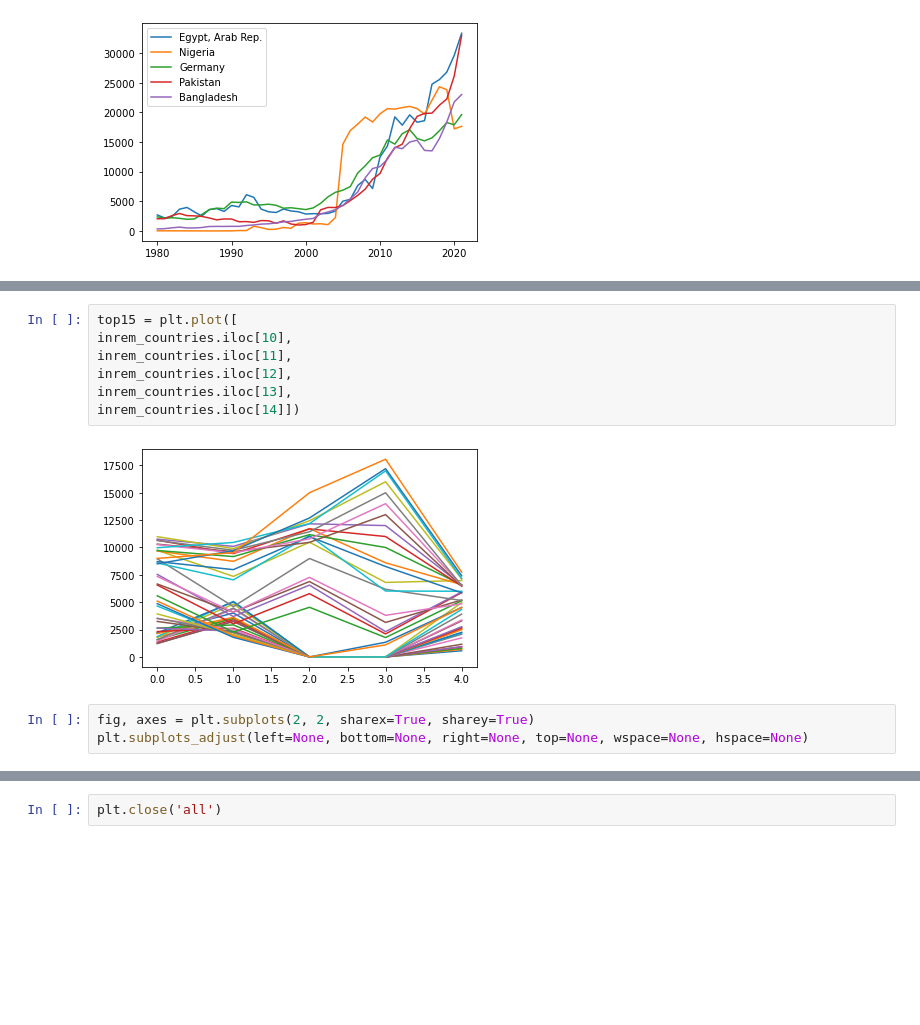
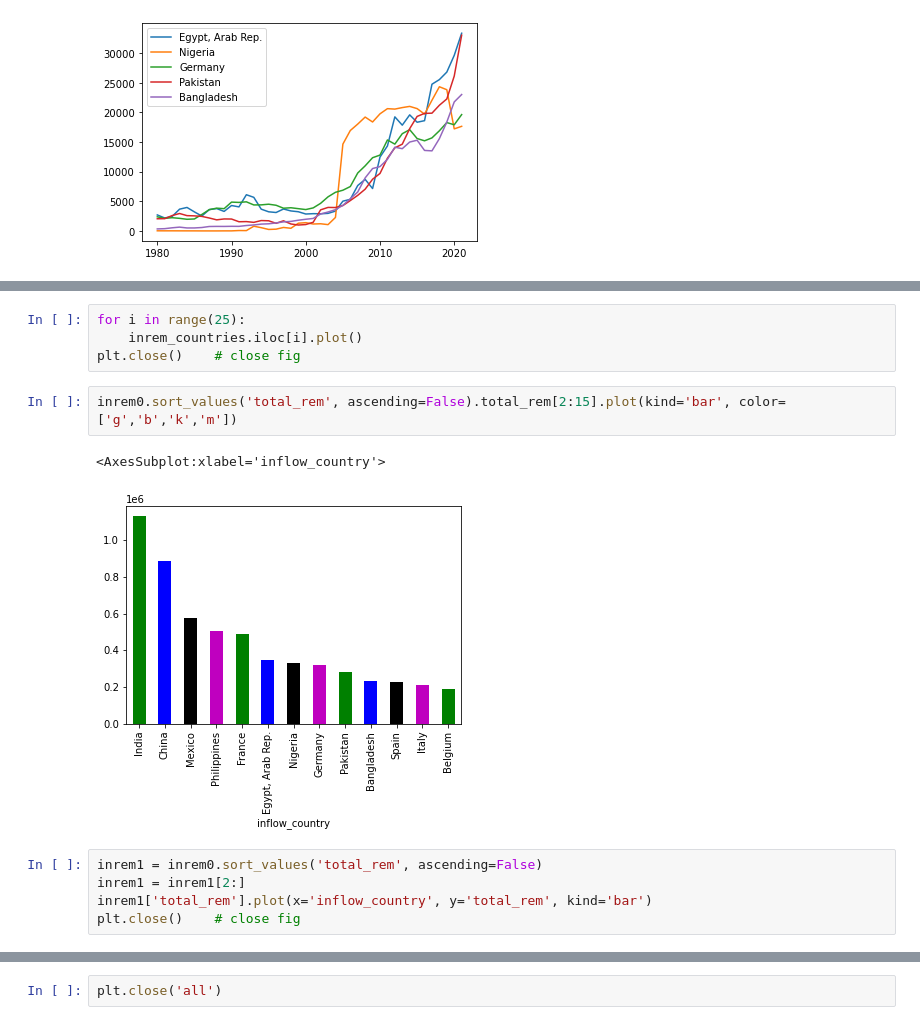
Before and after one commit to bukanif/CYPLAN255-1, a Jupyter notebook: notebooks_copy_2/Remittances.ipynb, the cells around one changed output, grey strips where cells are left out. Cells and saved outputs as stored; diff of their text form; blank space fills up the shorter version.

```diff
--- a/notebooks_copy_2/Remittances.ipynb
+++ b/notebooks_copy_2/Remittances.ipynb
@@ -126,12 +97,14 @@ plt.legend(loc='best')
-# %%
-top15 = plt.plot([
-inrem_countries.iloc[10],
-inrem_countries.iloc[11],
-inrem_countries.iloc[12],
-inrem_countries.iloc[13],
-inrem_countries.iloc[14]])
-# %% [output]
-[figure, removed]
-# %%
-fig, axes = plt.subplots(2, 2, sharex=True, sharey=True)
-plt.subplots_adjust(left=None, bottom=None, right=None, top=None, wspace=None, hspace=None)
+# %%
+for i in range(25):
+    inrem_countries.iloc[i].plot()
+plt.close()    # close fig
+# %%
+inrem0.sort_values('total_rem', ascending=False).total_rem[2:15].plot(kind='bar', color=['g','b','k','m'])
+# %% [output]
+<AxesSubplot:xlabel='inflow_country'>
+[figure, added]
+# %%
+inrem1 = inrem0.sort_values('total_rem', ascending=False)
+inrem1 = inrem1[2:]
+inrem1['total_rem'].plot(x='inflow_country', y='total_rem', kind='bar')
+plt.close()    # close fig
```
Also changed, not shown: parts of 28 cells of this notebook.
